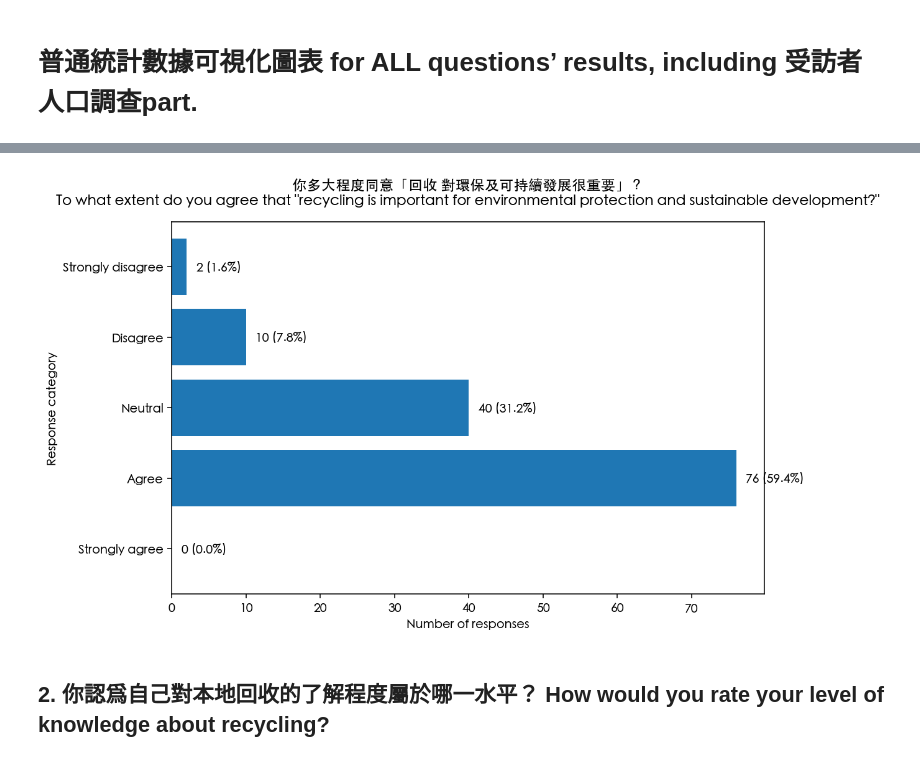
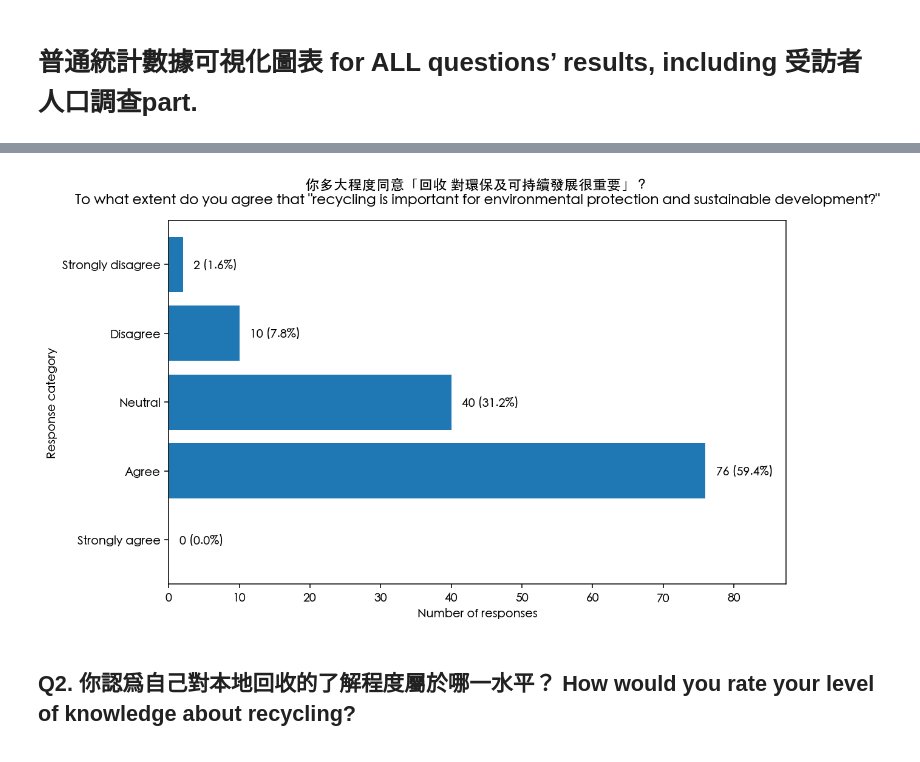
Before and after one commit to Tony0824X/Green-Community_DataAnalysis, a Jupyter notebook: Green@Community_DataAnalysis/Simple statistics visualisation/1.1.ipynb, the cells around one changed output, grey strips where cells are left out. Drawn from its saved outputs; the diff is of its cells as text; code cells hidden in the pictures.

```diff
--- a/Green@Community_DataAnalysis/Simple statistics visualisation/1.1.ipynb
+++ b/Green@Community_DataAnalysis/Simple statistics visualisation/1.1.ipynb
@@ -29,7 +28,4 @@ Note: you may need to restart the kernel to use updated packages.
 # %%
-# 若尚未安裝套件，先執行這行：
-# !pip install -q pandas matplotlib openpyxl
-
 import re
 from pathlib import Path
 import pandas as pd
@@ -70,7 +66,9 @@ for name in preferred:
 df = pd.read_excel(EXCEL_PATH, sheet_name=0, engine="openpyxl")
 
 # 找到目標題目欄
-def _strip_punct(s): return re.sub(r'[\s"\'“”‘’、，。！？!?,:：;；\-\(\)\[\]（）【】/]+', "", s.lower())
+def _strip_punct(s):
+    return re.sub(r'[\s"\'“”‘’、，。！？!?,:：;；\-\(\)\[\]（）【】/]+', "", s.lower())
+
 col = None
 for c in df.columns:
     cl = str(c).lower()
@@ -93,41 +91,47 @@ def _norm(x):
         if k and k in low: return v
     return None
 
-mapped = [m for m in ( _norm(v) for v in df[col]) if m is not None]
+mapped = [m for m in (_norm(v) for v in df[col]) if m is not None]
 counts = pd.Series(mapped).value_counts()
 ordered = pd.Series([counts.get(k,0) for k in LIKERT_ORDER], index=LIKERT_ORDER)
-if len(mapped) != counts.sum():  # 可能有其他無法對應值
+# 可能有其他無法對應值
+if len(mapped) != counts.sum():
     other = len(df[col]) - len([v for v in df[col] if pd.isna(v)]) - len(mapped)
     if other > 0:
         ordered["Other/Invalid"] = other
 
 # ---- 繪圖（僅顯示）----
 total = int(ordered.sum())
 summary = ordered.reset_index()
 summary.columns = ["Response","Count"]
 
 fig, ax = plt.subplots(figsize=(9,5.5), dpi=140)
-ax.barh(summary["Response"], summary["Count"])
+bars = ax.barh(summary["Response"], summary["Count"])
 
-# 標注數字與百分比
+# 右側預留空間，避免文字超出圖框
+max_count = max(summary["Count"].max(), 1)
+ax.set_xlim(0, max_count * 1.15)   # 15% 右邊緩衝
+# 也可用 ax.margins(x=0.12) 取得類似效果
+
+# 標注數字與百分比（放在長條右側、但仍位於座標範圍內）
 pct = (summary["Count"]/total*100).round(1)
 for i, (cnt, p) in enumerate(zip(summary["Count"], pct)):
-    ax.text(int(cnt)+max(1, total*0.01), i, f"{cnt} ({p}%)", va="center")
+    ax.text(cnt + max(0.02*max_count, 0.5), i, f"{cnt} ({p}%)", va="center", ha="left")
 
 ax.set_title(
     '你多大程度同意「回收 對環保及可持續發展很重要」？\n'
     'To what extent do you agree that "recycling is important for environmental protection and sustainable development?"',
     pad=14
 )
 ax.set_xlabel("Number of responses")
 ax.set_ylabel("Response category")
 ax.invert_yaxis()
 plt.tight_layout()
 plt.show()
 # %% [output]
-[figure, old version]
+[figure, new version]
 # %% [markdown]
-## 2. 你認爲自己對本地回收的了解程度屬於哪一水平？ How would you rate your level of knowledge about recycling?
+## Q2. 你認爲自己對本地回收的了解程度屬於哪一水平？ How would you rate your level of knowledge about recycling?
 # %%
 import re
 from pathlib import Path
```
Also changed, not shown: parts of 3 cells of this notebook.
